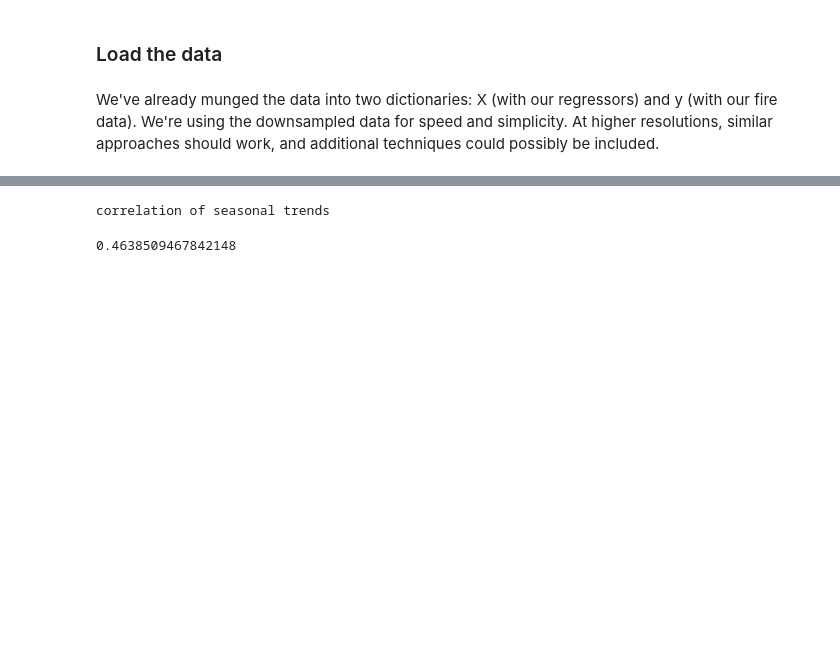
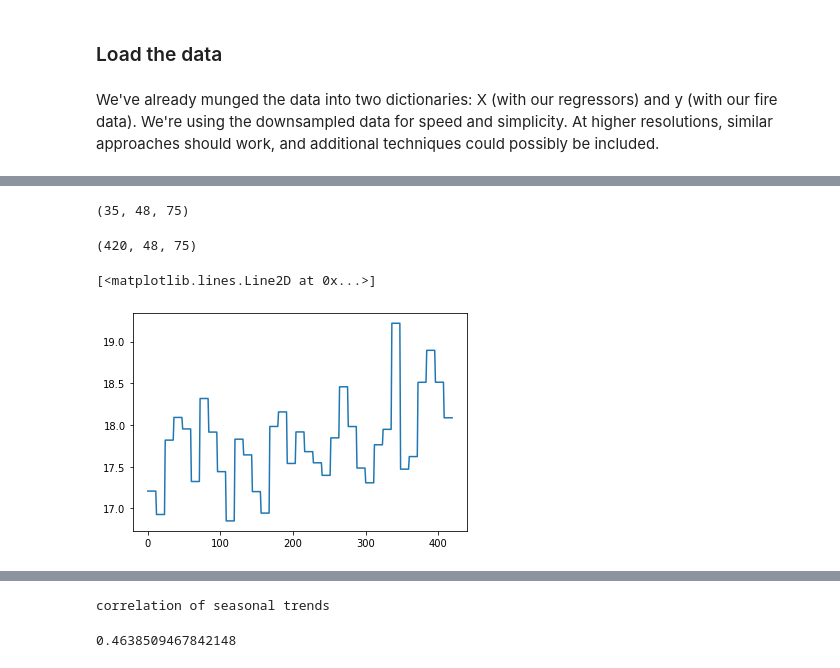
Before and after one commit to carbonplan/forest-risks, a Jupyter notebook: notebooks/fire/fire_model_monthly.ipynb, the cells around one changed output, grey strips where cells are left out. Saved outputs shown, nothing was run; the diff lists cells and outputs as text; code cells hidden in the pictures; blank space fills up the shorter version.

```diff
--- a/notebooks/fire/fire_model_monthly.ipynb
+++ b/notebooks/fire/fire_model_monthly.ipynb
@@ -52,3 +52,19 @@ plot.fire.monthly(mtbs, 'vlf', clim=(0, 0.1))
 model = fit.fire(x=climate, y=mtbs['vlf'], f=groups)
 # %%
 prediction = model.predict(x=climate, f=groups)
+# %%
+annual = climate['tmax'].groupby('time.year').mean()
+annual.shape
+# %% [output]
+(35, 48, 75)
+# %%
+vars = np.asarray([np.tile(a.values, [12, 1, 1]) for a in annual]).reshape(35 * 12, 48, 75)
+# %%
+vars.shape
+# %% [output]
+(420, 48, 75)
+# %%
+plt.plot(np.nanmean(np.nanmean(vars, axis=1),axis=1))
+# %% [output]
+[<matplotlib.lines.Line2D at 0x...>]
+[figure, added]
```
Also changed, not shown: parts of 2 cells of this notebook, 3 other files.
